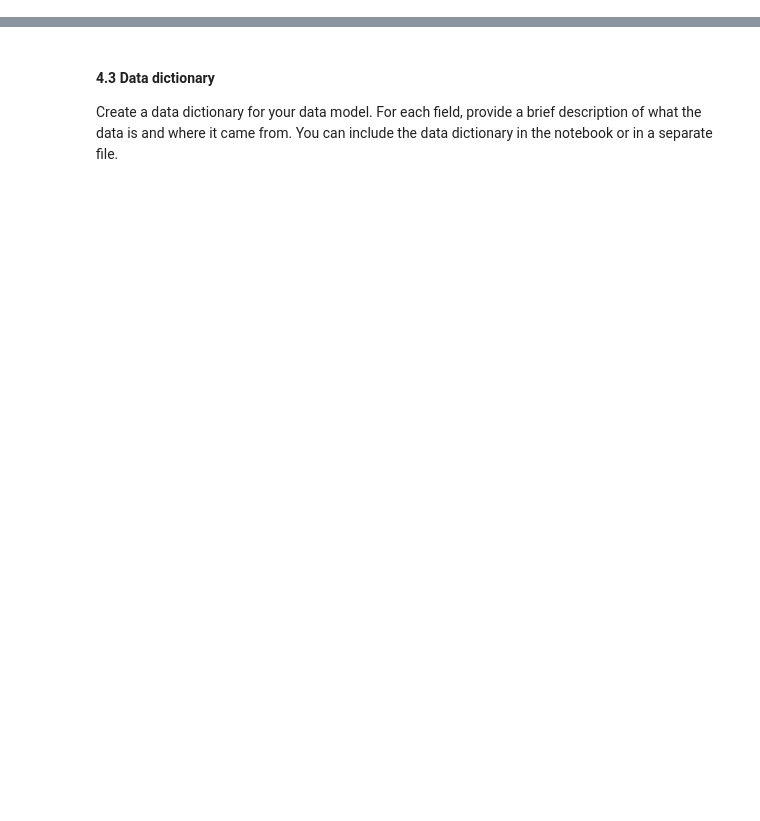
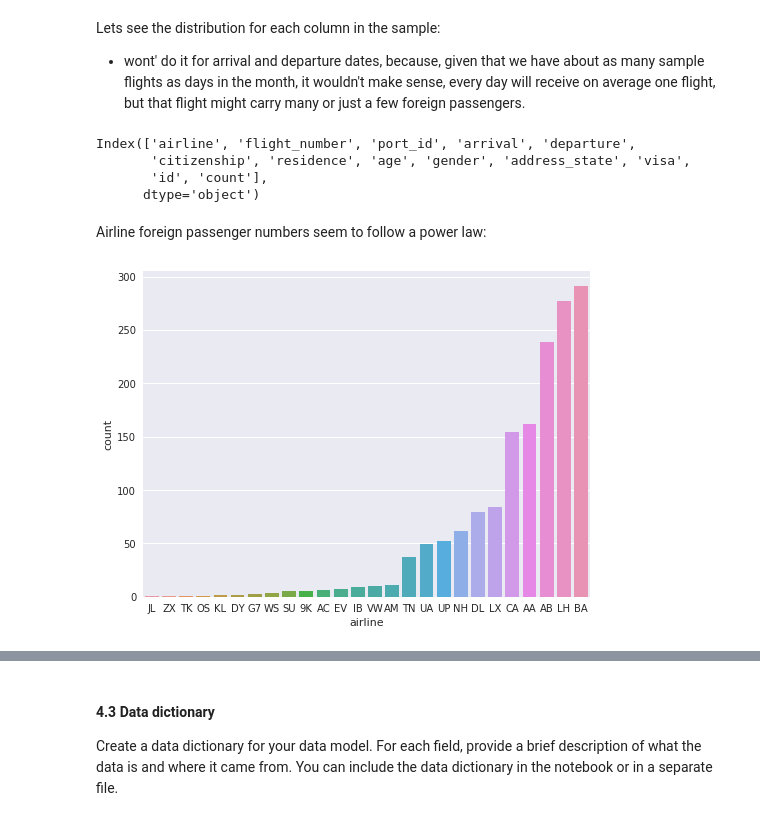
Before and after one commit to charlysl/de-capstone, a Jupyter notebook: Capstone Project.ipynb, the cells around one changed output, grey strips where cells are left out. Saved outputs shown, nothing was run; the diff lists cells and outputs as text; code cells hidden in the pictures; blank space fills up the shorter version.

```diff
--- a/Capstone Project.ipynb
+++ b/Capstone Project.ipynb
@@ -81,0 +737,23 @@ Run Quality Checks
+# %%
+flight_nk = ['airline', 'flight_number', 'arrival']
+
+def merge_immigration_with_flights(df, flights):
+    f = flights.select(
+        F.col('airline').alias('f_airline'),
+        F.col('flight_number').alias('f_flight_number'),
+        F.col('arrival').alias('f_arrival'),
+    )
+    return df.join(
+        f,
+        on=(df['airline'] == f['f_airline'])
+            & (df['flight_number'] == f['f_flight_number'])
+            & (df['arrival'] == f['f_arrival']),
+        how='inner'
+    ).drop('f_airline', 'f_flight_number', 'f_arrival')
+# %%
+raw_sample = (
+    april
+    .pipe(filter_out_non_air_arrivals)
+    .pipe(drop_immigration_columns)
+    .pipe(merge_immigration_with_flights, sampled_flights)
+).toPandas()
@@ -81,0 +841,36 @@ Run Quality Checks
+# %% [markdown]
+Lets see the distribution for each column in the sample:
+- wont' do it for arrival and departure dates, because, given that we have about as many sample flights as days in the month, it wouldn't make sense, every day will receive on average one flight, but that flight might carry many or just a few foreign passengers.
+# %%
+raw_sample.columns
+# %% [output]
+Index(['airline', 'flight_number', 'port_id', 'arrival', 'departure',
+       'citizenship', 'residence', 'age', 'gender', 'address_state', 'visa',
+       'id', 'count'],
+      dtype='object')
+# %%
+def plot_category(df, col):
+    data = (
+        df
+        [col]
+        .value_counts()
+        .reset_index()
+        .rename(columns={
+            col: 'count',
+            'index': col
+        })
+        .sort_values('count')
+    )
+    sns.set(rc={'figure.figsize':(8,6)})
+    sns.barplot(
+        x=col,
+        y='count',
+        data=data,
+    );
+    sns.set()
+# %% [markdown]
+Airline foreign passenger numbers seem to follow a power law:
+# %%
+plot_category(raw_sample, 'airline')
+# %% [output]
+[figure, added]
```
Also changed, not shown: parts of 465 cells of this notebook, 5 other files.
